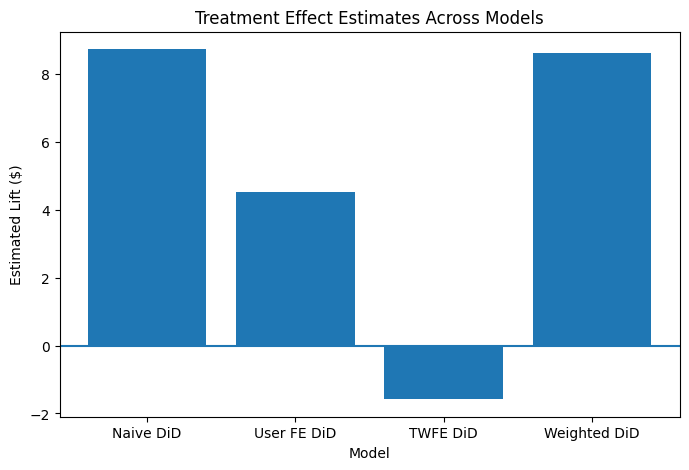
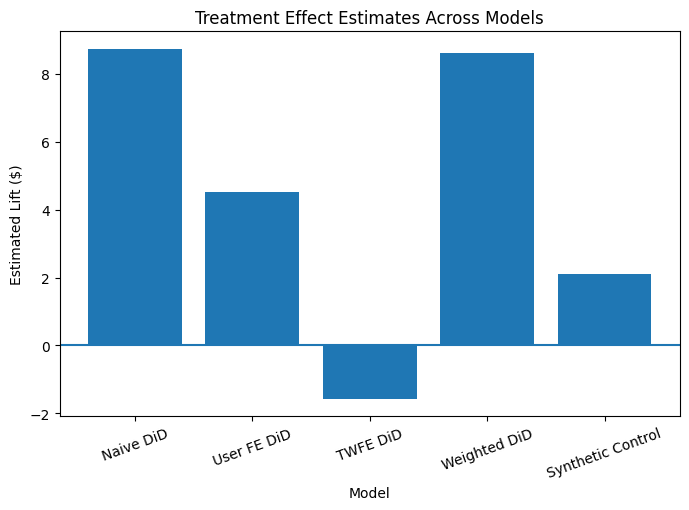
Code edit (unified diff) that turned the first committed figure into the second:
--- before
+++ after
@@ -1,13 +1,12 @@
 import matplotlib.pyplot as plt
 
-plt.figure(figsize=(8,5))
-
+plt.figure(figsize=(8, 5))
 plt.bar(results_table["Model"], results_table["Lift ($)"])
-
-plt.axhline(0)  # baseline
+plt.axhline(0)
 
 plt.title("Treatment Effect Estimates Across Models")
 plt.ylabel("Estimated Lift ($)")
 plt.xlabel("Model")
+plt.xticks(rotation=20)
 
 plt.show()

Commit: final polish: add synthetic control to notebook, fix formatting, update Streamlit app, align model comparison